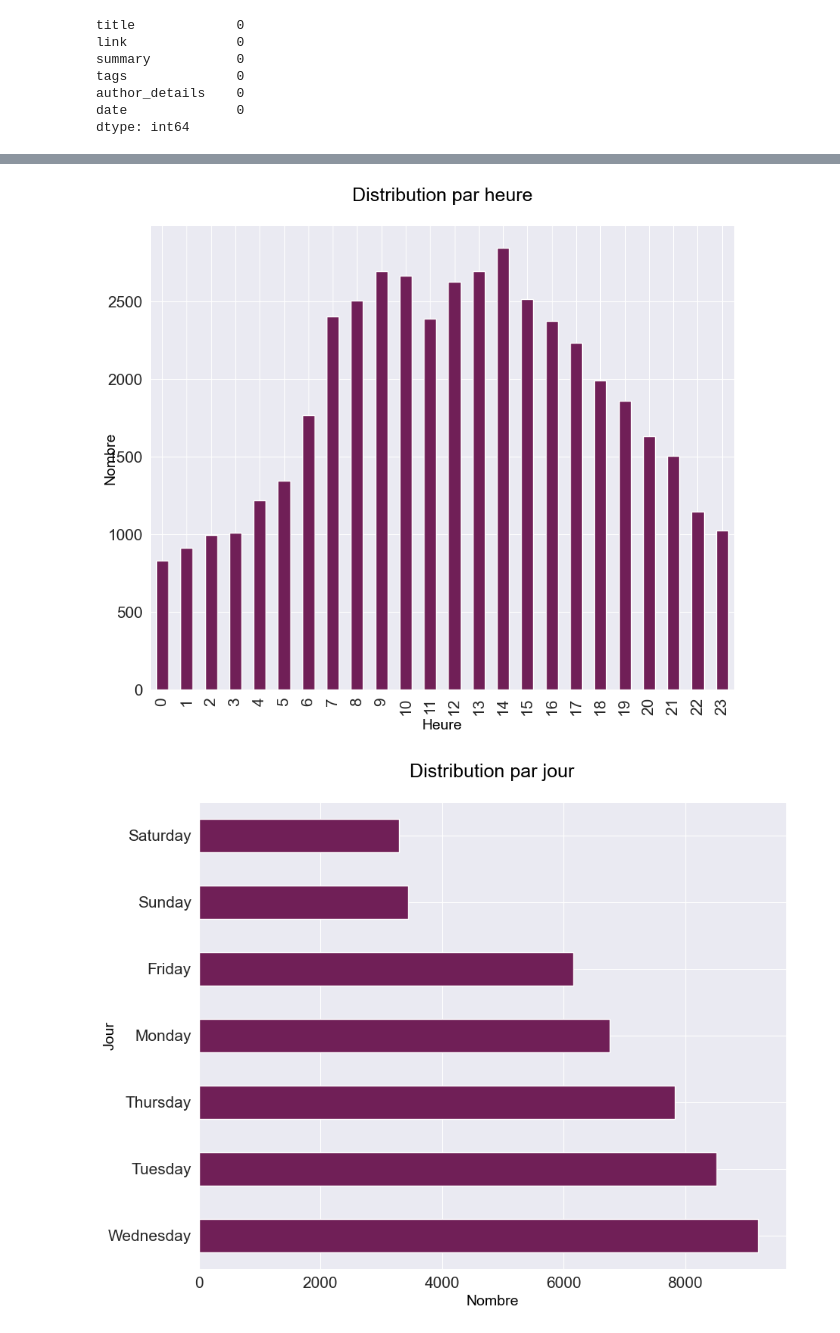
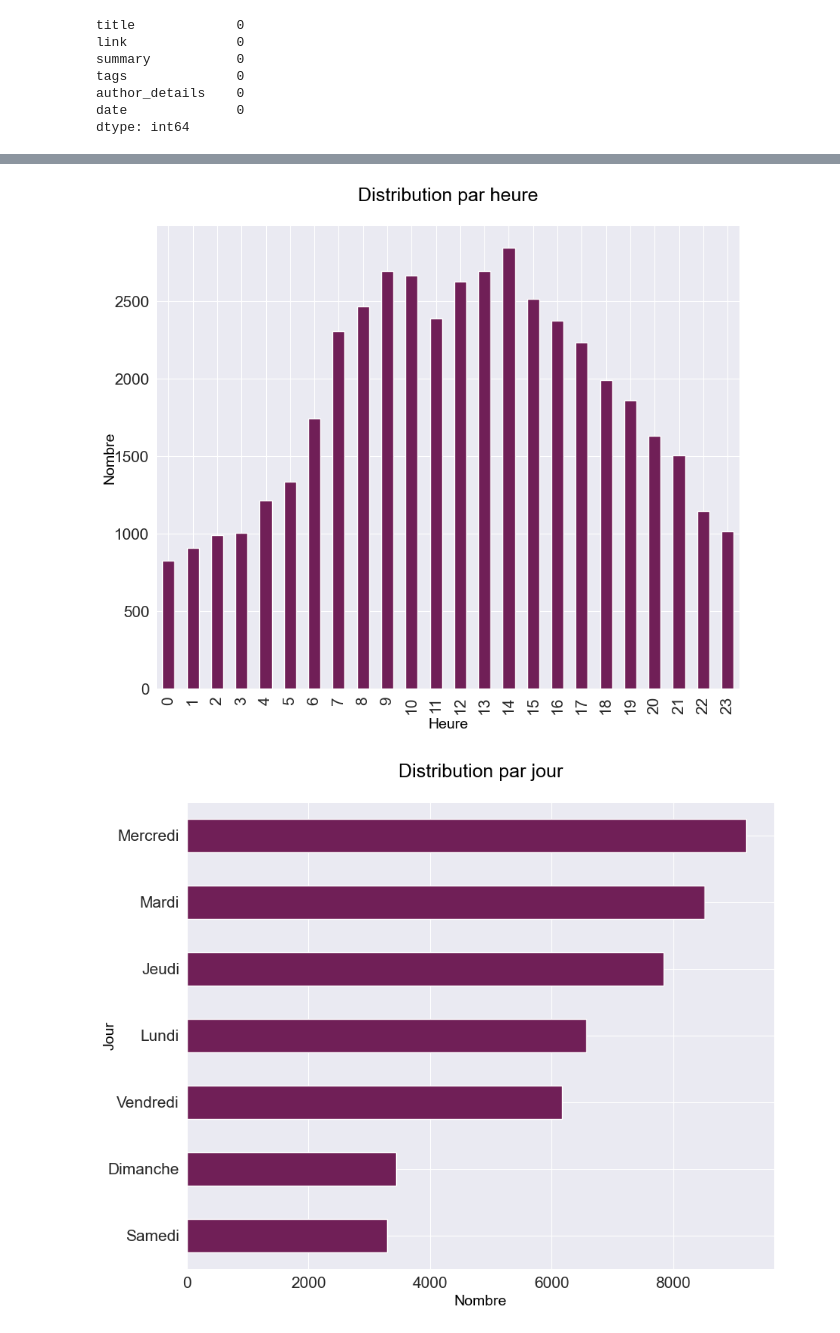
Before and after one commit to matthieu-geley/so-scrapper, a Jupyter notebook: EDA.ipynb, the cells around one changed output, grey strips where cells are left out. Saved outputs shown, nothing was run; the diff lists cells and outputs as text; code cells hidden in the pictures.

```diff
--- a/EDA.ipynb
+++ b/EDA.ipynb
@@ -146,24 +145,24 @@ hour = data['hour'].value_counts().sort_index()
 hour.plot(kind='bar', color=dark, figsize=(10, 8))
 plt.title('Distribution par heure', **title_font)
 plt.xlabel('Heure', **axis_font)
-plt.ylabel('Nombre', **axis_font)
+plt.ylabel('Nombre', **axis_font, labelpad=10)
 plt.xticks(**ticks_font)
 plt.yticks(**ticks_font)
 plt.show()
 # %% [output]
-[figure, old version]
+[figure, new version]
 # %%
-data['day'] = data['date'].dt.day_name()
+data['day'] = data['date'].dt.day_name('fr_FR.utf8')
 day = data['day'].value_counts().sort_values(ascending=True)
 day.plot(kind='barh', color=dark, figsize=(10, 8))
 plt.title('Distribution par jour', **title_font)
 plt.xlabel('Nombre', **axis_font)
 plt.ylabel('Jour', **axis_font)
 plt.xticks(**ticks_font)
 plt.yticks(**ticks_font)
 plt.show()
 # %% [output]
-[figure, old version]
+[figure, new version]
 # %%
 stop_words = set(stopwords.words('english'))
 data['title'] = data['title'].apply(lambda x: ' '.join([word for word in x.split() if word.lower() not in stop_words]))
```
Also changed, not shown: parts of 5 cells of this notebook, 4 other files.
